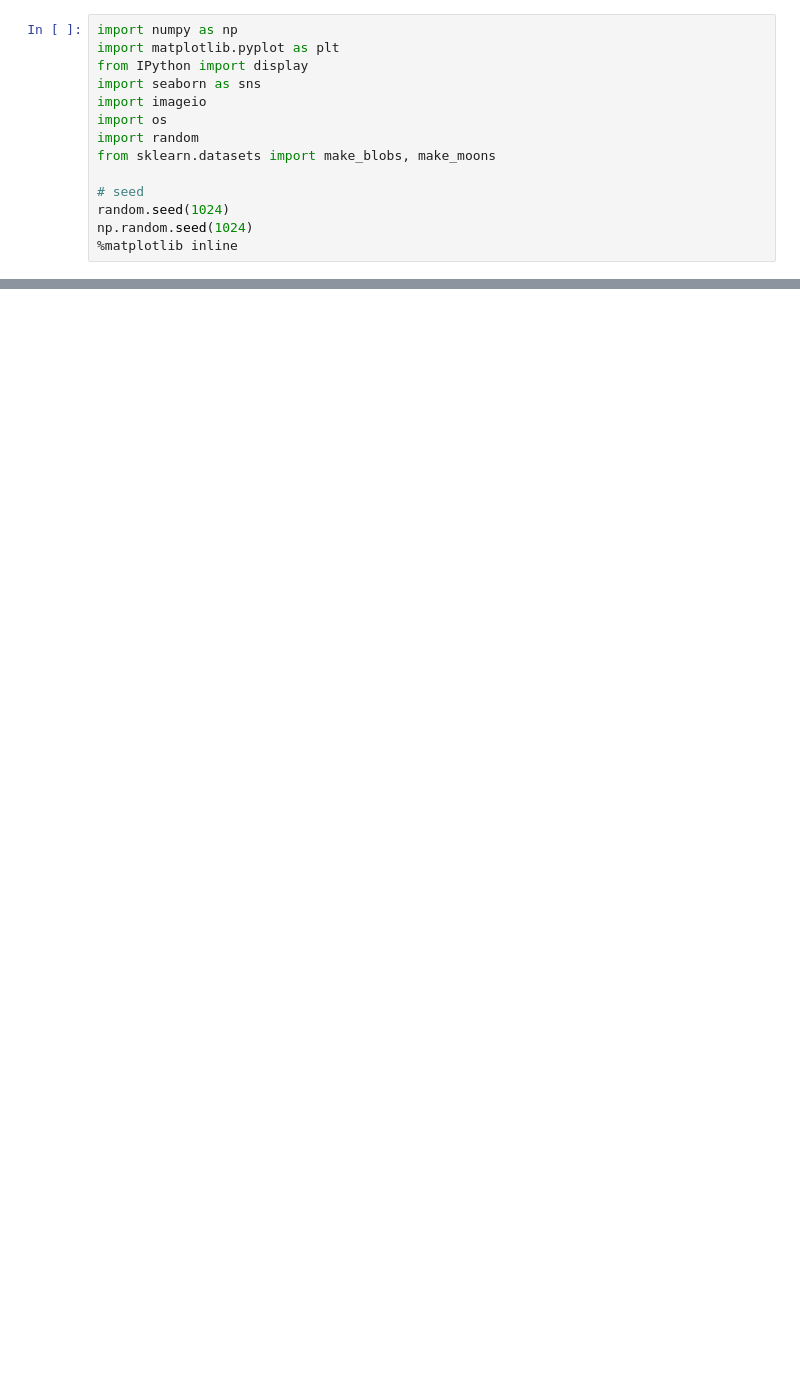
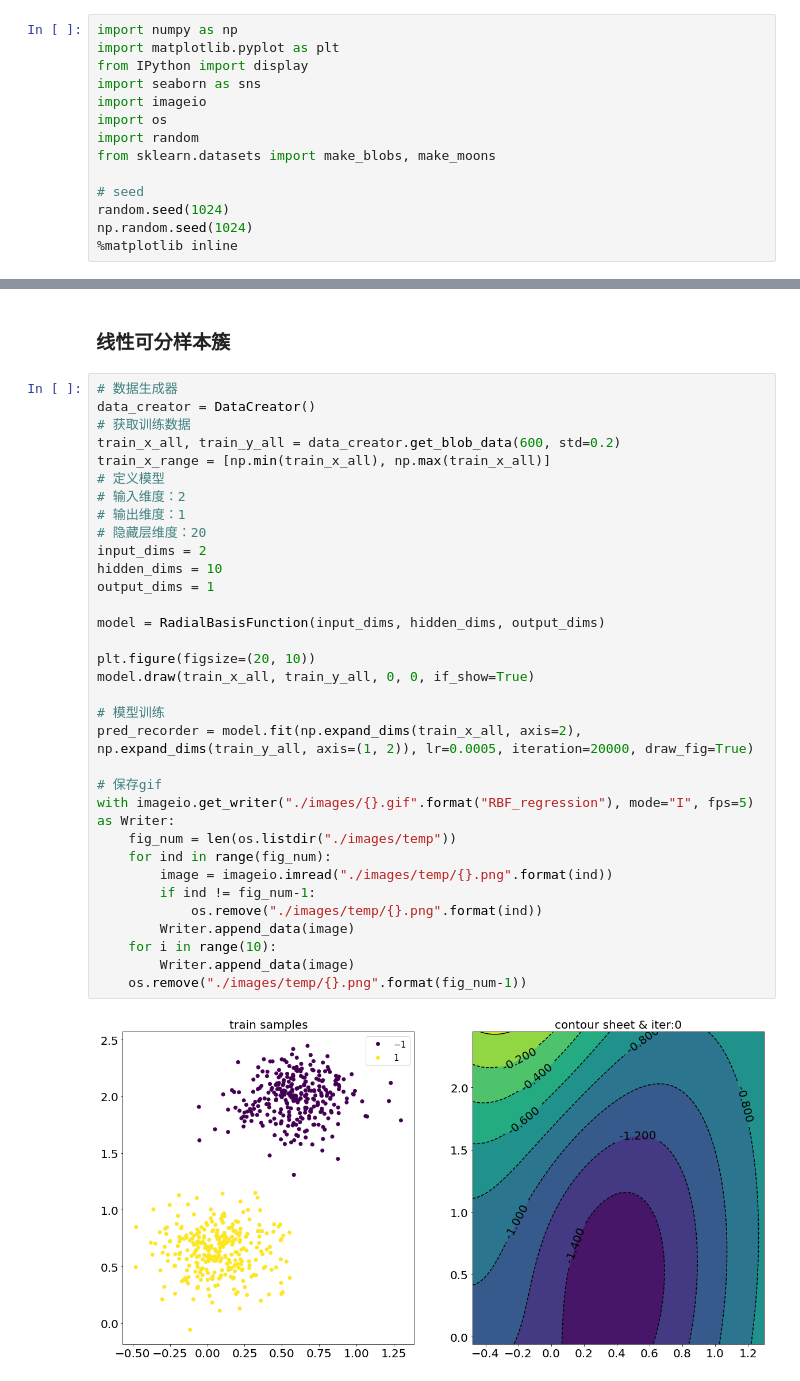
Before and after one commit to koolo233/NeuralNetworks, a Jupyter notebook: RBF.ipynb, the cells around one changed output, grey strips where cells are left out. Saved outputs shown, nothing was run; the diff lists cells and outputs as text; blank space fills up the shorter version.

```diff
--- a/RBF.ipynb
+++ b/RBF.ipynb
@@ -231,0 +532,37 @@ class RadialBasisFunction(object):
+# %% [markdown]
+### 线性可分样本簇
+# %%
+# 数据生成器
+data_creator = DataCreator()
+# 获取训练数据
+train_x_all, train_y_all = data_creator.get_blob_data(600, std=0.2)
+train_x_range = [np.min(train_x_all), np.max(train_x_all)]
+# 定义模型
+# 输入维度：2
+# 输出维度：1
+# 隐藏层维度：20
+input_dims = 2
+hidden_dims = 10
+output_dims = 1
+
+model = RadialBasisFunction(input_dims, hidden_dims, output_dims)
+
+plt.figure(figsize=(20, 10))
+model.draw(train_x_all, train_y_all, 0, 0, if_show=True)
+
+# 模型训练
+pred_recorder = model.fit(np.expand_dims(train_x_all, axis=2), np.expand_dims(train_y_all, axis=(1, 2)), lr=0.0005, iteration=20000, draw_fig=True)
+
+# 保存gif
+with imageio.get_writer("./images/{}.gif".format("RBF_regression"), mode="I", fps=5) as Writer:
+    fig_num = len(os.listdir("./images/temp"))
+    for ind in range(fig_num):
+        image = imageio.imread("./images/temp/{}.png".format(ind))
+        if ind != fig_num-1:
+            os.remove("./images/temp/{}.png".format(ind))
+        Writer.append_data(image)
+    for i in range(10):
+        Writer.append_data(image)
+    os.remove("./images/temp/{}.png".format(fig_num-1))
+# %% [output]
+[figure, added]
```
Also changed, not shown: parts of 10 cells of this notebook, 3 other files.
